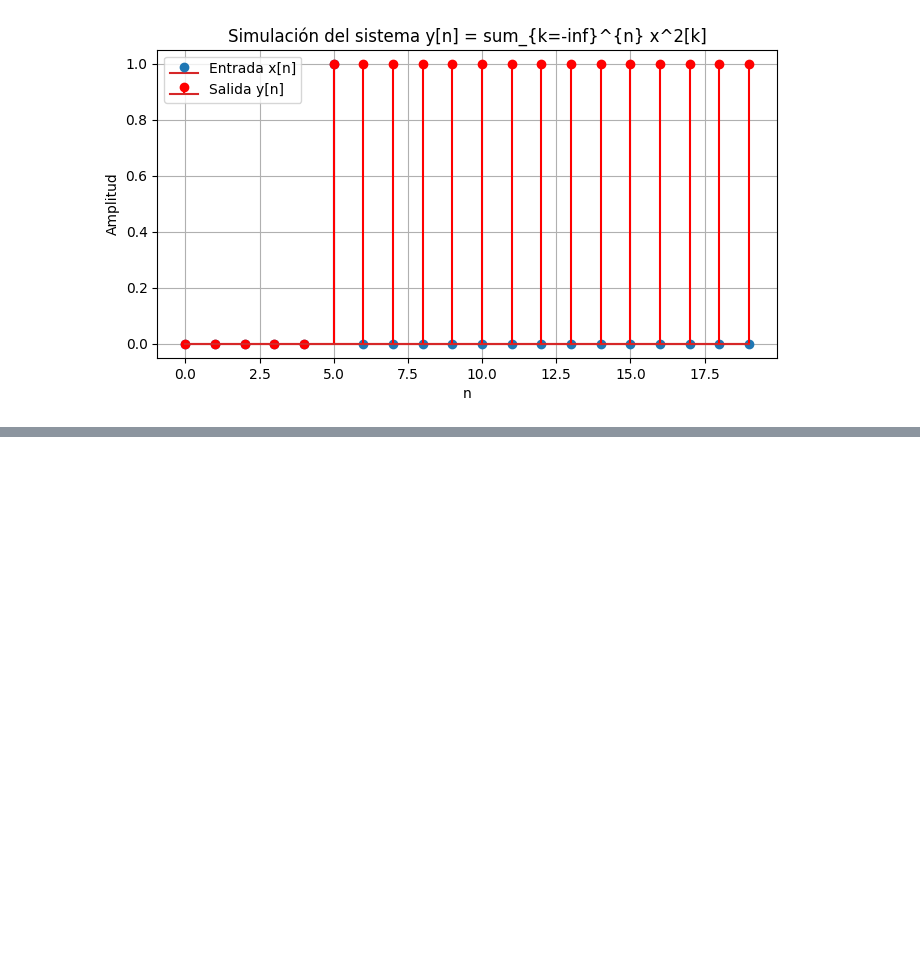
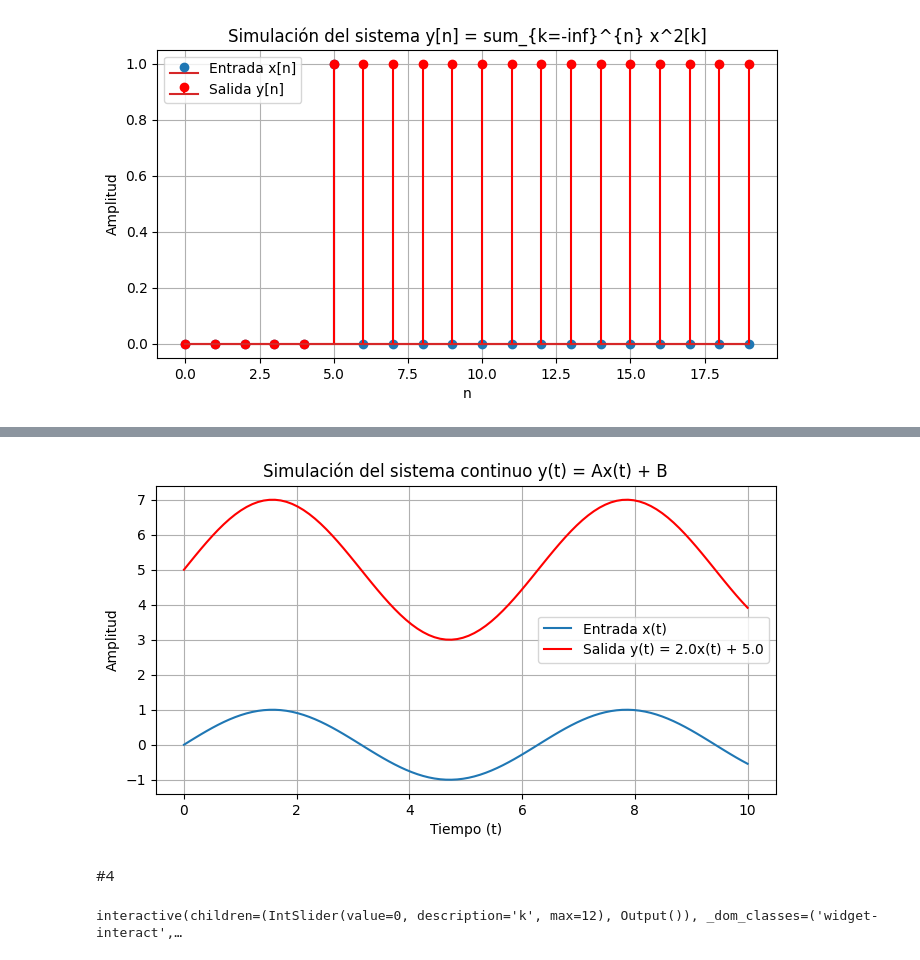
Before and after one commit to sofial47/senalesysistemas, a Jupyter notebook: taller2lapalaceipynb.ipynb, the cells around one changed output, grey strips where cells are left out. Drawn from its saved outputs; the diff is of its cells as text; code cells hidden in the pictures; blank space fills up the shorter version.

```diff
--- a/taller2lapalaceipynb.ipynb
+++ b/taller2lapalaceipynb.ipynb
@@ -191,0 +318,66 @@ plt.show()
+# %%
+#import numpy as np
+#import matplotlib.pyplot as plt
+
+# Definir la función para simular el sistema y(t) = Ax(t) + B
+def simulate_continuous_system(x, A, B):
+    """
+    Simula el sistema y(t) = Ax(t) + B para una señal discreta que
+    representa la señal continua.
+
+    Args:
+        x (np.ndarray): Arreglo numpy que representa la señal de entrada x(t)
+                        (discretizada).
+        A (float): Coeficiente A del sistema.
+        B (float): Término constante B del sistema.
+
+    Returns:
+        np.ndarray: Arreglo numpy que representa la señal de salida y(t)
+                    (discretizada).
+    """
+    # En el dominio discreto, la ecuación se aplica directamente a cada muestra
+    y = A * x + B
+    return y
+
+# Ejemplo de uso:
+
+# Creamos una señal de entrada de ejemplo (discretizada)
+# Por ejemplo, una señal sinusoidal
+t = np.linspace(0, 10, 100) # Vector de tiempo
+x_input_cont = np.sin(t) # Señal de entrada: sin(t)
+
+# Definimos los parámetros del sistema
+A_param = 2.0
+B_param = 5.0
+
+# Simulamos el sistema con la entrada y los parámetros
+y_output_cont = simulate_continuous_system(x_input_cont, A_param, B_param)
+
+# Graficamos la entrada y la salida
+plt.figure(figsize=(8, 4))
+plt.plot(t, x_input_cont, label='Entrada x(t)')
+plt.plot(t, y_output_cont, label=f'Salida y(t) = {A_param}x(t) + {B_param}', color='red')
+plt.title('Simulación del sistema continuo y(t) = Ax(t) + B')
+plt.xlabel('Tiempo (t)')
+plt.ylabel('Amplitud')
+plt.legend()
+plt.grid(True)
+plt.show()
+
+# Otro ejemplo con una entrada diferente (escalón)
+# x_step_cont = np.ones_like(t) # Señal de entrada: escalón unitario
+# y_step_cont = simulate_continuous_system(x_step_cont, A_param, B_param)
+
+# plt.figure(figsize=(8, 4))
+# plt.plot(t, x_step_cont, label='Entrada escalón x(t)')
+# plt.plot(t, y_step_cont, label=f'Salida y(t) = {A_param}x(t) + {B_param}', color='red')
+# plt.title('Simulación del sistema continuo con entrada escalón')
+# plt.xlabel('Tiempo (t)')
+# plt.ylabel('Amplitud')
+# plt.legend()
+# plt.grid(True)
+# plt.show()
+# %% [output]
+[figure, added]
+# %% [markdown]
+#4
@@ -191,0 +450,12 @@ plt.show()
+# %%
+#@interact(m=range(xm.shape[0]-len(x)+1)) #define panel tipo selección en el gráfico interactivo
+@interact(k=(0, xm.shape[0]-len(x), 1))#se crea un deslizador, 0 valor minimo. xm.shape[0]-len(x): Es el valor máximo del deslizador. xm.shape[0] es el número de filas en el arreglo xm, y len(x) es la longitud del arreglo x, [0] se utiliza para acceder al 1 elemento d la tupla, tupla(# filas, #columnas). 1: Es el tamaño del paso (step) del deslizador. Significa que el deslizador incrementará o decrementará el valor de k de 1 en 1
+def show_frame(k=0):#nuevo valor de k
+    plot_conv(k,xm,ym,hm)
+plt.show()
+#La línea azul en el subplot de en medio ("Respuesta al impulso") representa la respuesta al impulso h[n]. La línea en el subplot de arriba ("Señal de entrada invertida y desplazada") representa la señal de entrada x[n], pero invertida en el tiempo y desplazada (x[-k] desplazada por n) esto es un cálculo gráfico de la convolución. la gráfica de abajo muestra x[n-k] * h[k] (o la forma equivalente x[k] * h[n-k] dependiendo de cómo se formule exactamente la visualización) para un k fijo, graficado contra n
+#k representa los pasos o desplazamientos en el cálculo de la convolución gráfica
+#n (en señales y sistemas discretos), representa el índice de tiempo discreto.
+#el eje horizontal representa este índice de tiempo n. Al realizar la convolución, estamos calculando el valor de la salida y[n] para cada índice de tiempo n posible. La suma de convolución y[n] = sum(x[k] * h[n-k]) calcula el valor de la salida en un tiempo n específico sumando los productos de las señales en diferentes desplazamientos k.
+# %% [output]
+interactive(children=(IntSlider(value=0, description='k', max=12), Output()), _dom_classes=('widget-interact',…
```
Also changed, not shown: parts of 8 cells of this notebook.
